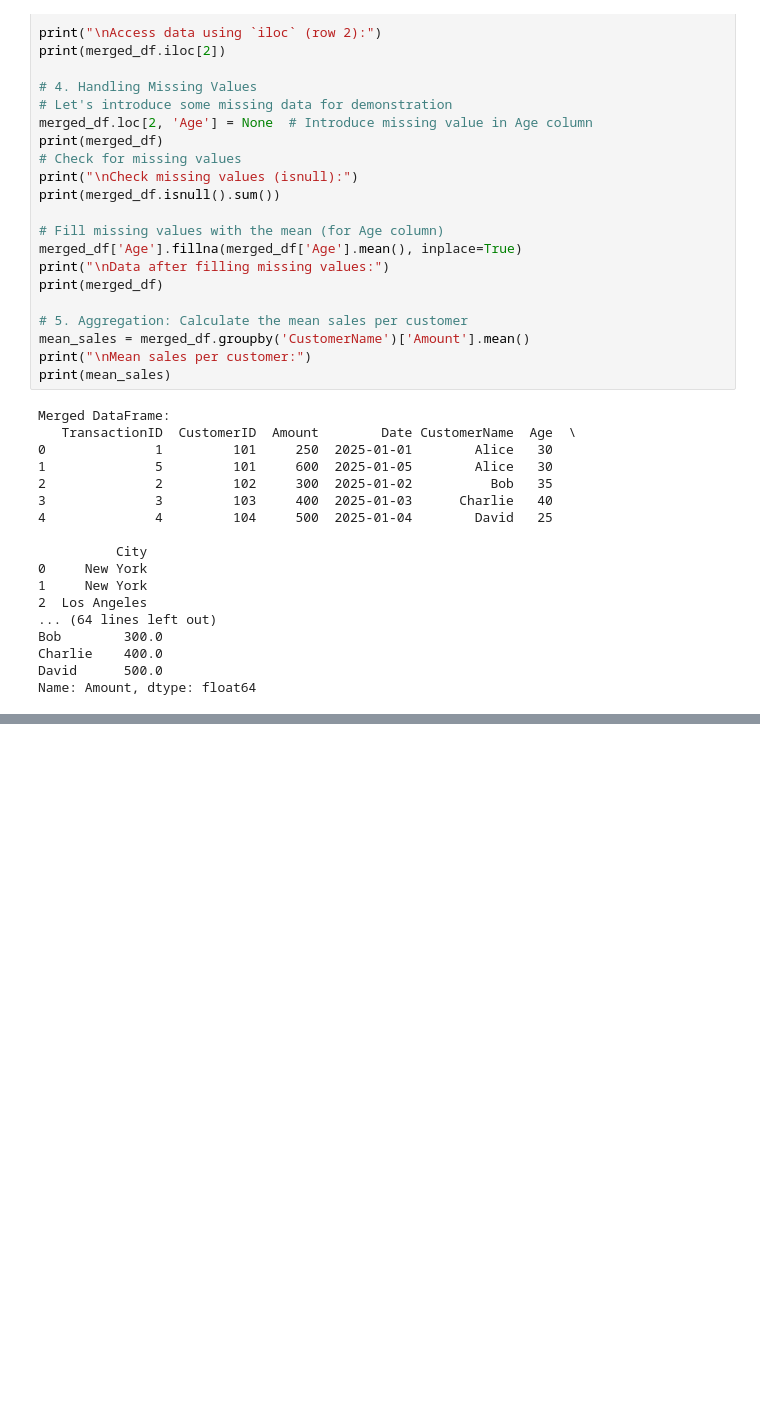
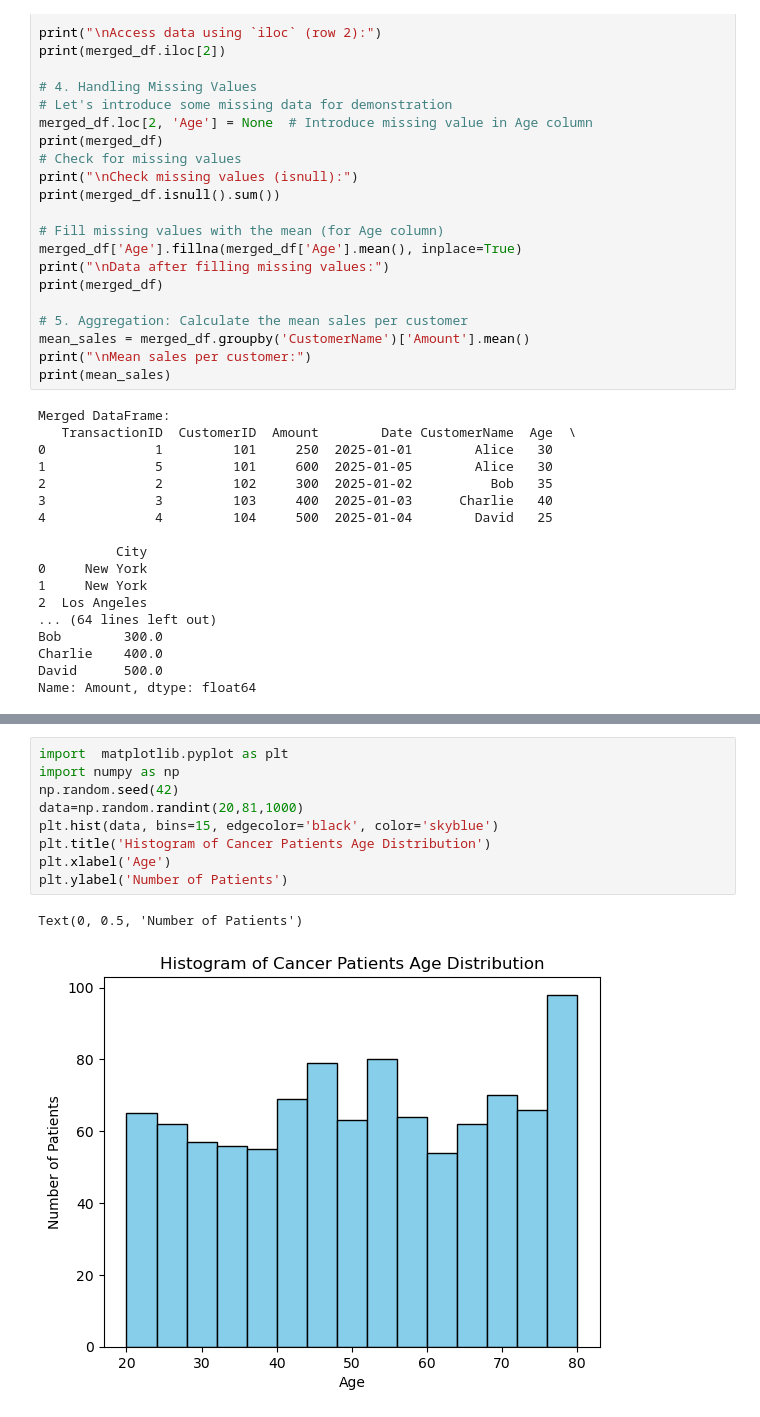
Before and after one commit to exmple-5/examples-of-python, a Jupyter notebook: AD class.ipynb, the cells around one changed output, grey strips where cells are left out. Cells and saved outputs as stored; diff of their text form; blank space fills up the shorter version.

```diff
--- a/AD class.ipynb
+++ b/AD class.ipynb
@@ -168,0 +194,12 @@ Name: Amount, dtype: float64
+# %%
+import  matplotlib.pyplot as plt
+import numpy as np
+np.random.seed(42)
+data=np.random.randint(20,81,1000)
+plt.hist(data, bins=15, edgecolor='black', color='skyblue')
+plt.title('Histogram of Cancer Patients Age Distribution')
+plt.xlabel('Age')
+plt.ylabel('Number of Patients')
+# %% [output]
+Text(0, 0.5, 'Number of Patients')
+[figure, added]
```
Also changed, not shown: parts of 4 cells of this notebook.
